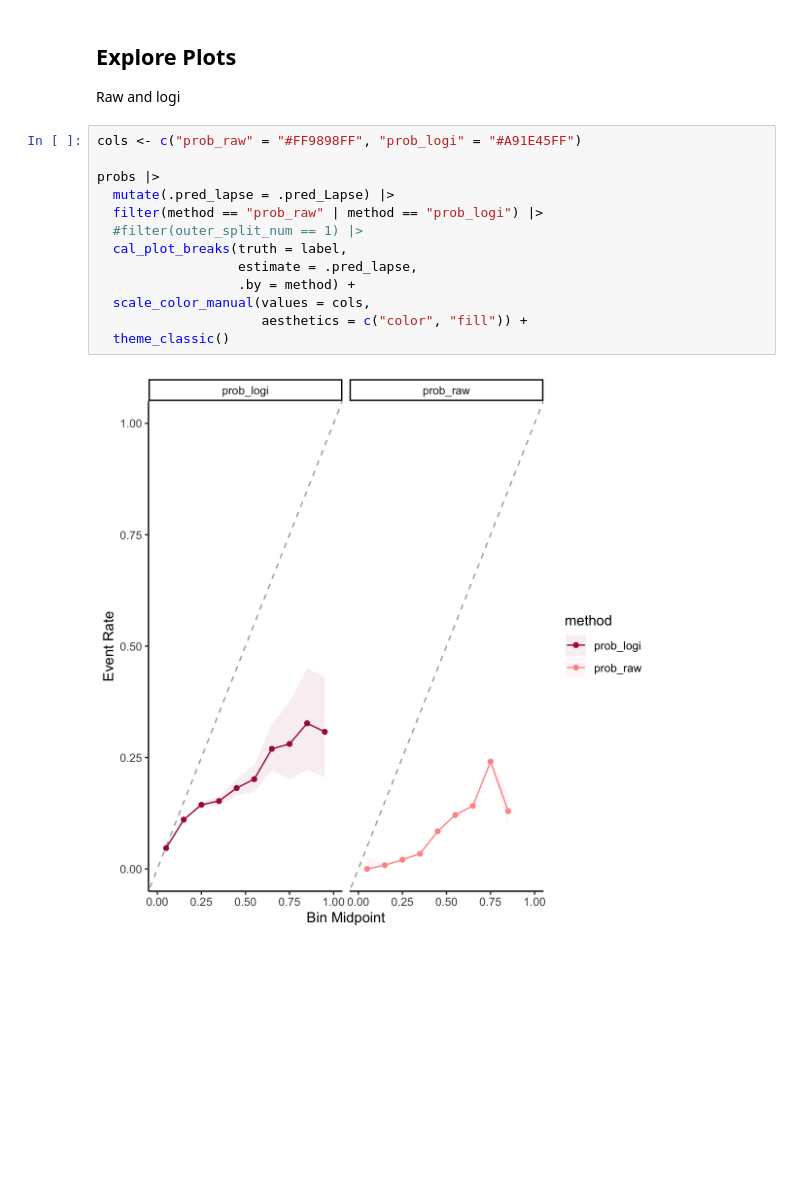
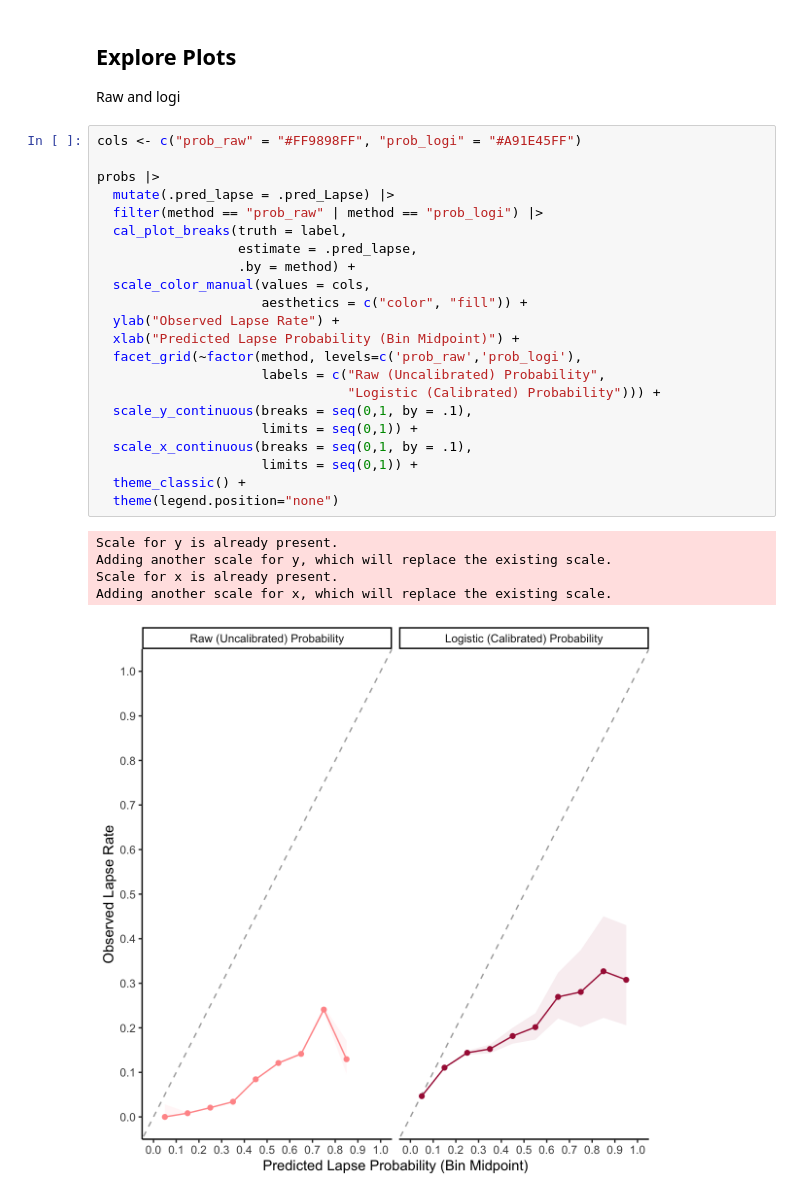
Before and after one commit to jjcurtin/study_gps, a Jupyter notebook: notebooks/calibration_plot.out.ipynb, the cells around one changed output. Drawn from its saved outputs; the diff is of its cells as text; blank space fills up the shorter version.

```diff
--- a/notebooks/calibration_plot.out.ipynb
+++ b/notebooks/calibration_plot.out.ipynb
@@ -128,15 +128,28 @@ Raw and logi
 # %%
 cols <- c("prob_raw" = "#FF9898FF", "prob_logi" = "#A91E45FF")
 
 probs |>
   mutate(.pred_lapse = .pred_Lapse) |>
   filter(method == "prob_raw" | method == "prob_logi") |>
-  #filter(outer_split_num == 1) |>
   cal_plot_breaks(truth = label,
                   estimate = .pred_lapse,
                   .by = method) +
   scale_color_manual(values = cols,
                      aesthetics = c("color", "fill")) +
-  theme_classic()
+  ylab("Observed Lapse Rate") +
+  xlab("Predicted Lapse Probability (Bin Midpoint)") +
+  facet_grid(~factor(method, levels=c('prob_raw','prob_logi'),
+                     labels = c("Raw (Uncalibrated) Probability",
+                                "Logistic (Calibrated) Probability"))) +
+  scale_y_continuous(breaks = seq(0,1, by = .1),
+                     limits = seq(0,1)) +
+  scale_x_continuous(breaks = seq(0,1, by = .1),
+                     limits = seq(0,1)) +
+  theme_classic() +
+  theme(legend.position="none")
 # %% [output]
+Scale for y is already present.
+Adding another scale for y, which will replace the existing scale.
+Scale for x is already present.
+Adding another scale for x, which will replace the existing scale.
-[figure, old version]
+[figure, new version]
```
Also changed, not shown: 23 other files.
